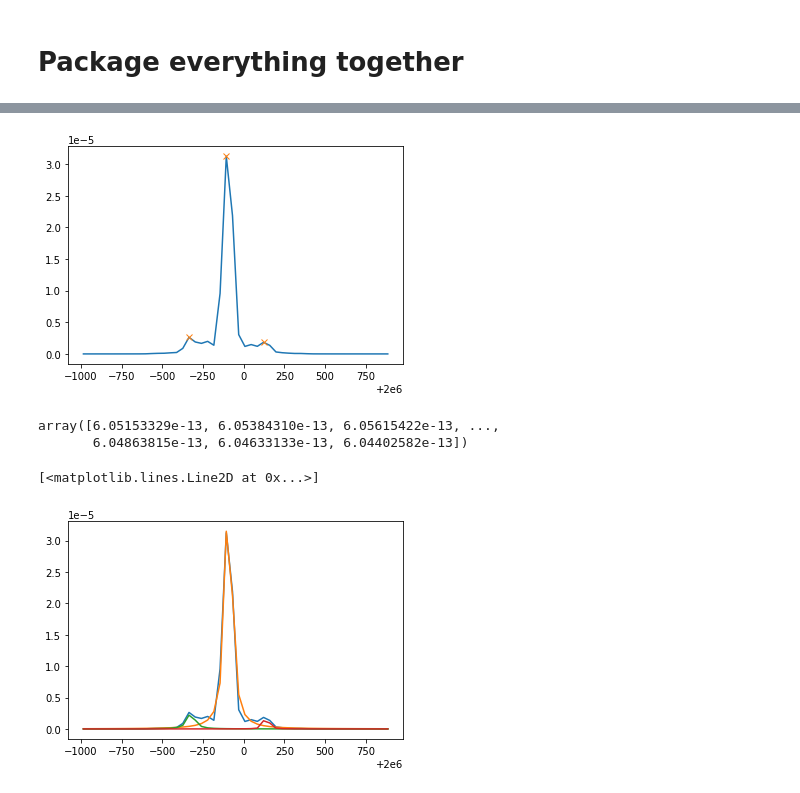
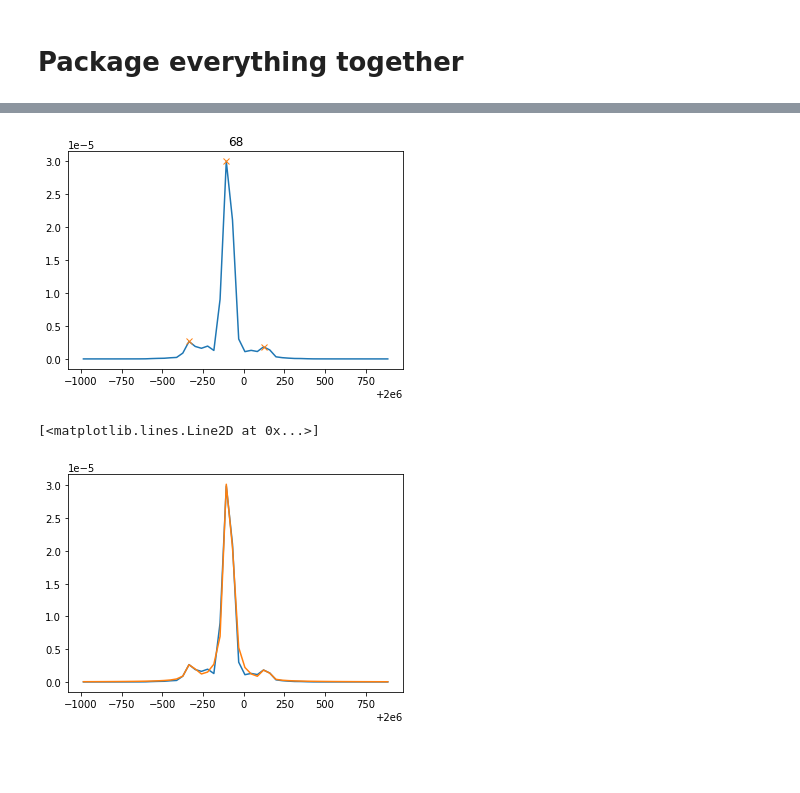
Before and after one commit to nurriol2/peak_fitting, a Jupyter notebook: lorentzian_peak_fitting.ipynb, the cells around one changed output, grey strips where cells are left out. Saved outputs shown, nothing was run; the diff lists cells and outputs as text; code cells hidden in the pictures; blank space fills up the shorter version.

```diff
--- a/lorentzian_peak_fitting.ipynb
+++ b/lorentzian_peak_fitting.ipynb
@@ -1161,12 +1201,13 @@ myHeterodyne._peak_selection()
 # %%
 het_freq = myHeterodyne.frequencies
 het_spec = myHeterodyne.spectrum
 desired_heights = [p[0] for p in myHeterodyne._peak_selection()]
 desired_indices = [p[1] for p in myHeterodyne._peak_selection()]
 
 plt.plot(center_zoom(het_freq, 50), center_zoom(het_spec, 50))
 plt.plot(center_zoom(het_freq[desired_indices], 50), center_zoom(desired_heights, 50), "x")
+plt.title(f"{rnum}")
 plt.show()
 # %% [output]
-[figure, old version]
+[figure, new version]
 # %%
@@ -1174,13 +1215,9 @@ main, a, b = myHeterodyne.fit_3d_lorentzian()
-# %%
-main
-# %% [output]
-array([6.05153329e-13, 6.05384310e-13, 6.05615422e-13, ...,
-       6.04863815e-13, 6.04633133e-13, 6.04402582e-13])
 # %%
 plt.plot(center_zoom(myHeterodyne.frequencies, 50), center_zoom(myHeterodyne.spectrum, 50))
-plt.plot(center_zoom(myHeterodyne.frequencies, 50), center_zoom(main, 50))
-plt.plot(center_zoom(myHeterodyne.frequencies, 50), center_zoom(a, 50))
-plt.plot(center_zoom(myHeterodyne.frequencies, 50), center_zoom(b, 50))
+#plt.plot(center_zoom(myHeterodyne.frequencies, 50), center_zoom(main, 50))
+#plt.plot(center_zoom(myHeterodyne.frequencies, 50), center_zoom(a, 50))
+#plt.plot(center_zoom(myHeterodyne.frequencies, 50), center_zoom(b, 50))
+plt.plot(center_zoom(myHeterodyne.frequencies, 50), center_zoom(composite, 50))
 # %% [output]
 [<matplotlib.lines.Line2D at 0x...>]
-[figure, old version]
+[figure, new version]
```
Also changed, not shown: parts of 7 cells of this notebook.
